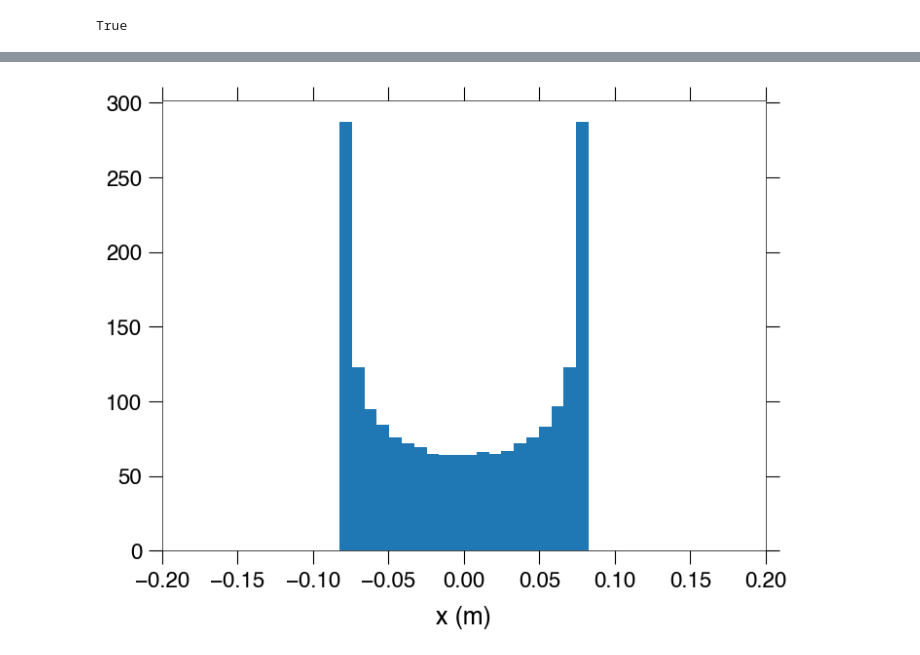
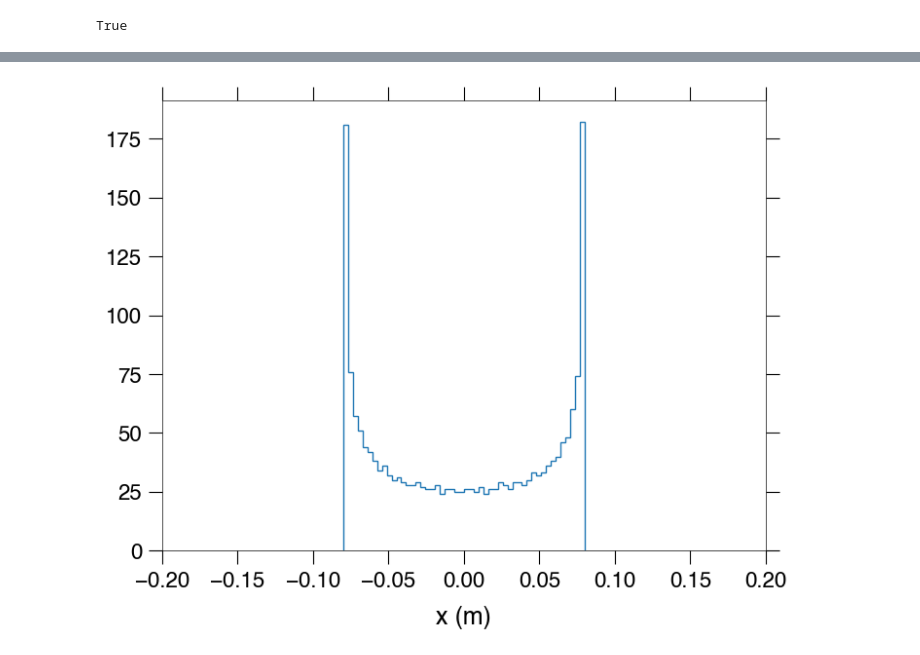
Before and after one commit to gwgwhc/r3_madx, a Jupyter notebook: mad_workbook_ptc.ipynb, the cells around one changed output, grey strips where cells are left out. Cells and saved outputs as stored; diff of their text form; code cells hidden in the pictures.

```diff
--- a/mad_workbook_ptc.ipynb
+++ b/mad_workbook_ptc.ipynb
@@ -232,11 +237,14 @@ plt.show()
 # %%
 # x axis distribution at the position schottky bpm
 fig, ax = plt.subplots(1, 1, figsize=(8, 6))
-ax.hist(p001[2], bins=20)
+ax.hist(p001[2],
+        bins=50,
+        histtype='step',
+        )
 
 ax.set_xlabel('x (m)')
 ax.set_xlim([-0.2,0.2])
 
 plt.show()
 # %% [output]
-[figure, old version]
+[figure, new version]
```
Also changed, not shown: parts of 7 cells of this notebook, 2 other files.
